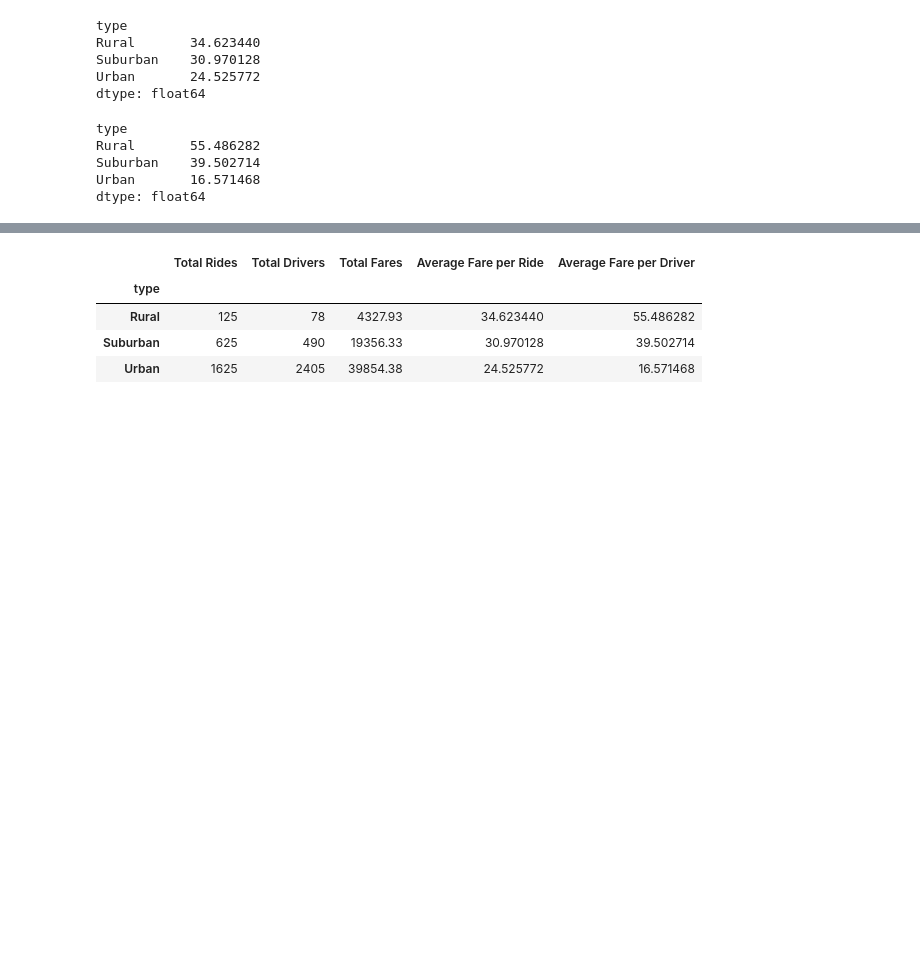
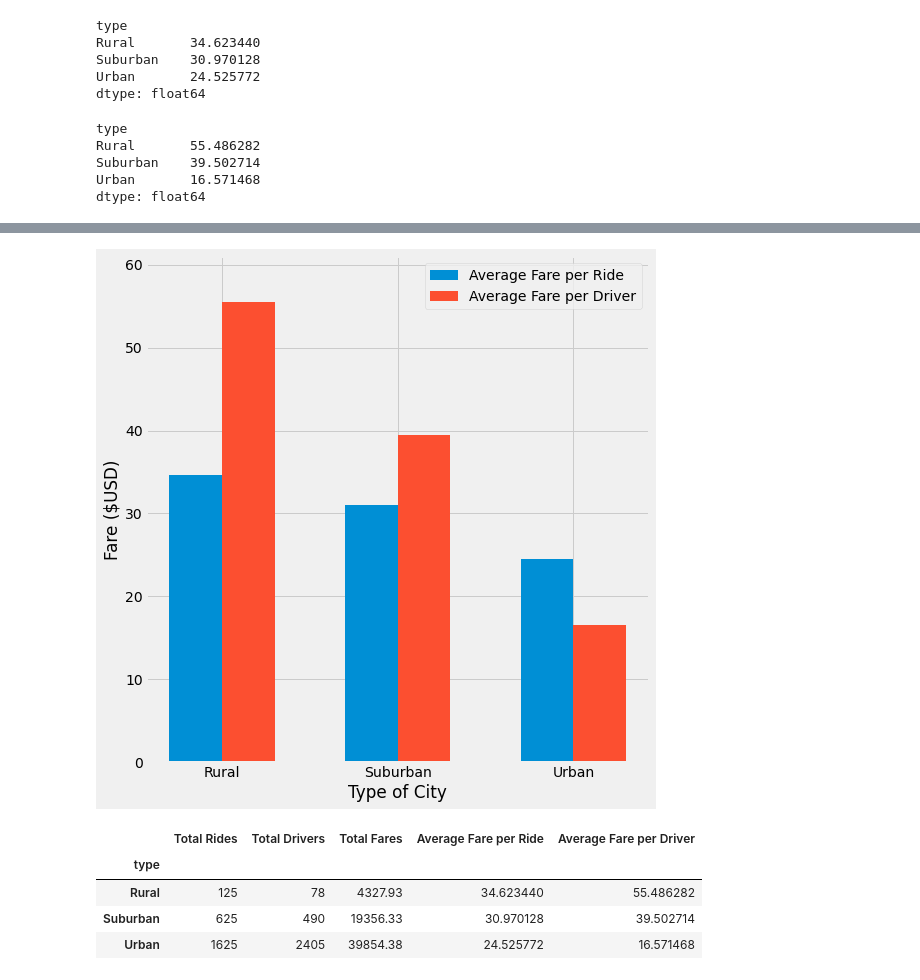
Before and after one commit to iFan13/PyBer_Analysis, a Jupyter notebook: PyBer_Challenge.ipynb, the cells around one changed output, grey strips where cells are left out. Saved outputs shown, nothing was run; the diff lists cells and outputs as text; code cells hidden in the pictures; blank space fills up the shorter version.

Commit message:
fix visualization error, update code

```diff
--- a/PyBer_Challenge.ipynb
+++ b/PyBer_Challenge.ipynb
@@ -153,9 +153,9 @@ Suburban    39.502714
 Urban       16.571468
 dtype: float64
 # %%
-fig,ax=plt.subplots(figsize=(8,8)
+fig,ax=plt.subplots(figsize=(8,8))
 x = np.arange(len(average_fare_per_driver_by_type))
-width = 0.4
+width = 0.3
 
 ax.bar(x-width/2,average_fare_per_ride_by_type, width, label="Average Fare per Ride")
 ax.bar(x+width/2,average_fare_per_driver_by_type, width, label="Average Fare per Driver")
@@ -166,7 +166,7 @@ ax.set(ylabel = "Fare ($USD)",
        ylim = [0, max([max(average_fare_per_driver_by_type), max(average_fare_per_ride_by_type)])*1.1]
       )
 ax.legend()
-plt.tight_layout()
+figt.tight_layout()
 plt.savefig("analysis/AverageFaresByRide&Driver.png")
 plt.show()
 # %% [output]
@@ -174,3 +173,4 @@ SyntaxError: invalid syntax (<ipython-input-24-413e2783a412>, line 2)
+[figure, added]
 # %%
 #  6. Create a PyBer summary DataFrame.
 pyber_summary_df = pd.DataFrame({"Total Rides":rides_by_city_type,
```
Also changed, not shown: parts of 1 cell of this notebook, 1 other file.
